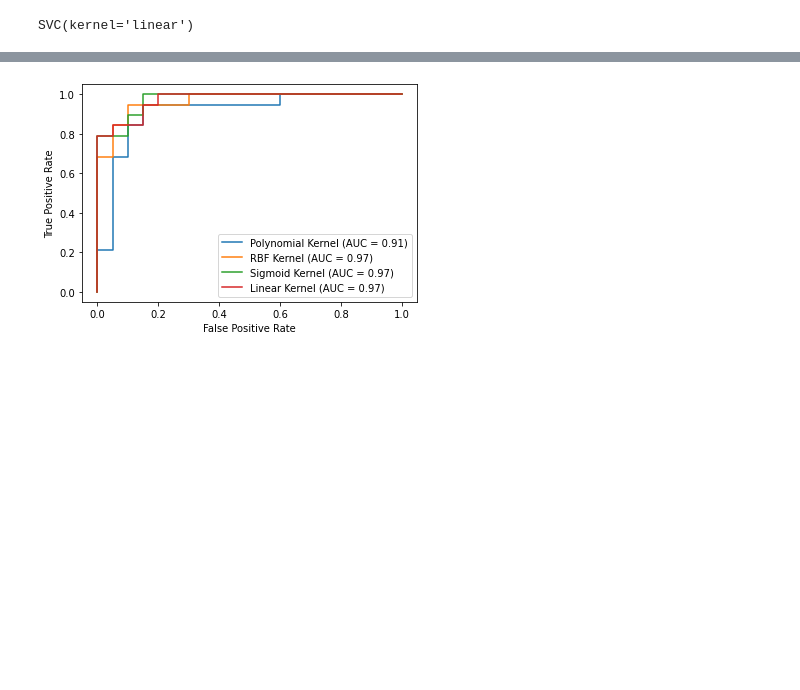
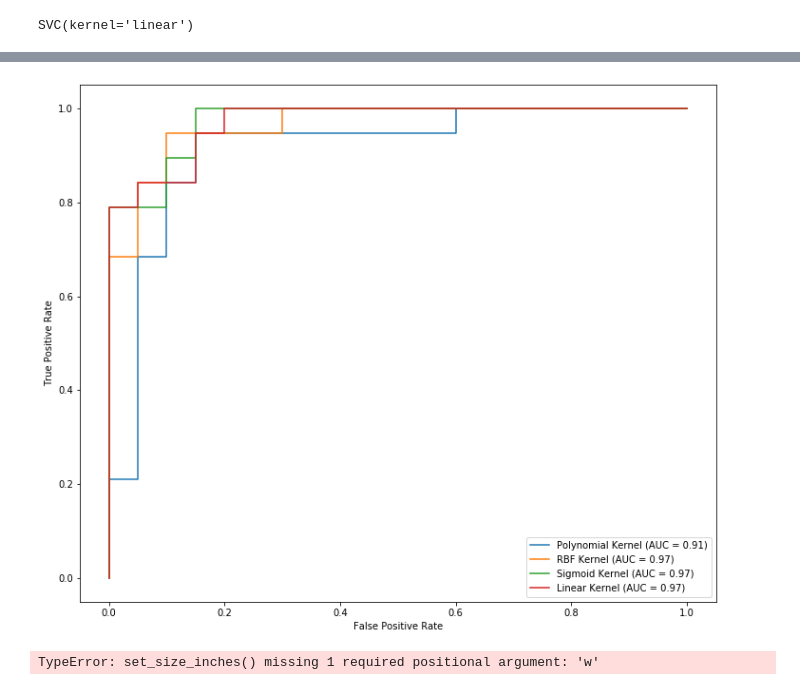
Before and after one commit to mooremk95/AD-Transcriptome-Classifiers, a Jupyter notebook: SVMs/SVM.ipynb, the cells around one changed output, grey strips where cells are left out. Drawn from its saved outputs; the diff is of its cells as text; code cells hidden in the pictures; blank space fills up the shorter version.

```diff
--- a/SVMs/SVM.ipynb
+++ b/SVMs/SVM.ipynb
@@ -10,2 +12,2 @@ from sklearn.preprocessing import LabelEncoder, StandardScaler
 # %%
-df = pd.read_csv("95_percent_var_PCs.csv")
+df = pd.read_csv("../Data/95_percent_var_PCs.csv")
@@ -17,2 +14,5 @@ X = df[['PC1','PC2','PC3','PC4','PC5','PC6','PC7','PC8','PC9','PC10','PC11','PC1
+# %%
+X = df.loc[:,"PC1":"PC164"]
+y = df.loc[:,"target"]
 # %%
 X_train , X_test, y_train, y_test = train_test_split(X, y, test_size = 0.20, random_state=0)
@@ -110,7 +130,15 @@ weighted avg       0.87      0.87      0.87        39
 # %%
 svc_disp = plot_roc_curve(Polysvclassifier, X_test, y_test, label='Polynomial Kernel (AUC = 0.91)')
 rbf_disp = plot_roc_curve(RBFsvclassifier, X_test, y_test, ax=svc_disp.ax_, label='RBF Kernel (AUC = 0.97)')
 sig_disp = plot_roc_curve(Sigsvclassifier, X_test, y_test, ax=rbf_disp.ax_, label='Sigmoid Kernel (AUC = 0.97)')
 linear_disp = plot_roc_curve(Linearsvclassifier, X_test, y_test, ax=sig_disp.ax_, label='Linear Kernel (AUC = 0.97)')
+
+# Enlarge the Figure a bit
+svc_disp.figure_.set_figwidth(12)
+svc_disp.figure_.set_figheight(10)
 # %% [output]
-[figure, old version]
+[figure, new version]
+# %%
+type(svc_disp.figure_.set_fig
+# %% [output]
+TypeError: set_size_inches() missing 1 required positional argument: 'w'
```
Also changed, not shown: parts of 11 cells of this notebook.
